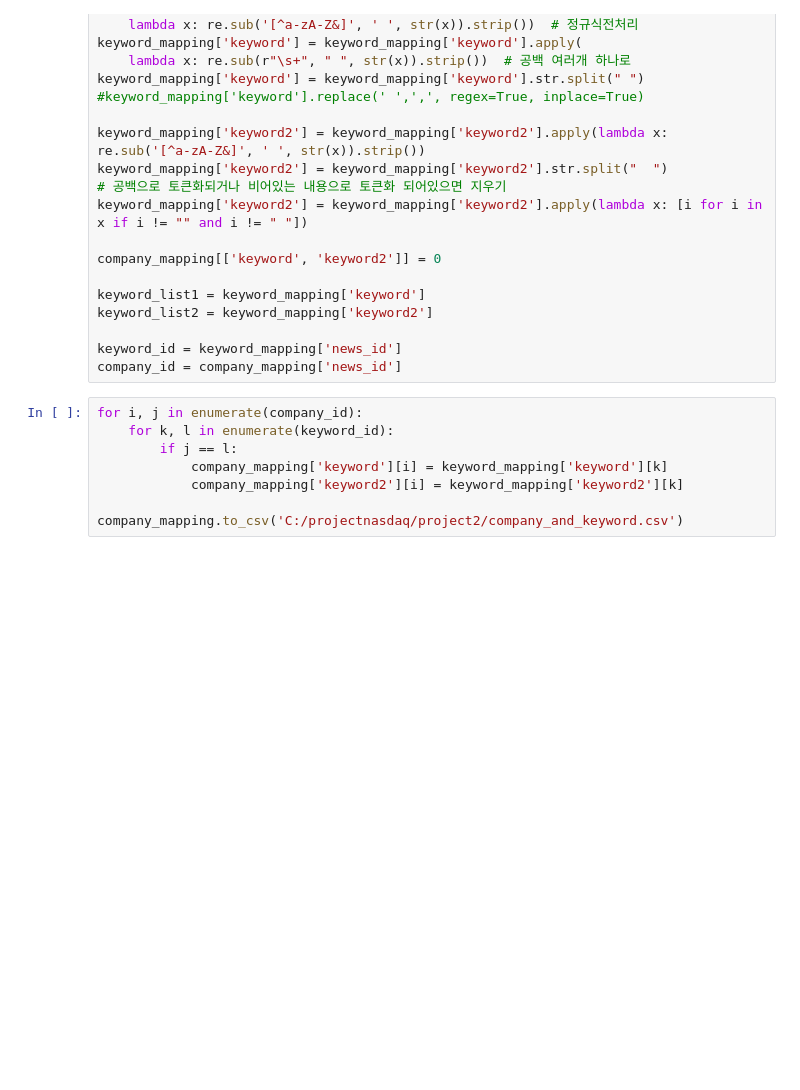
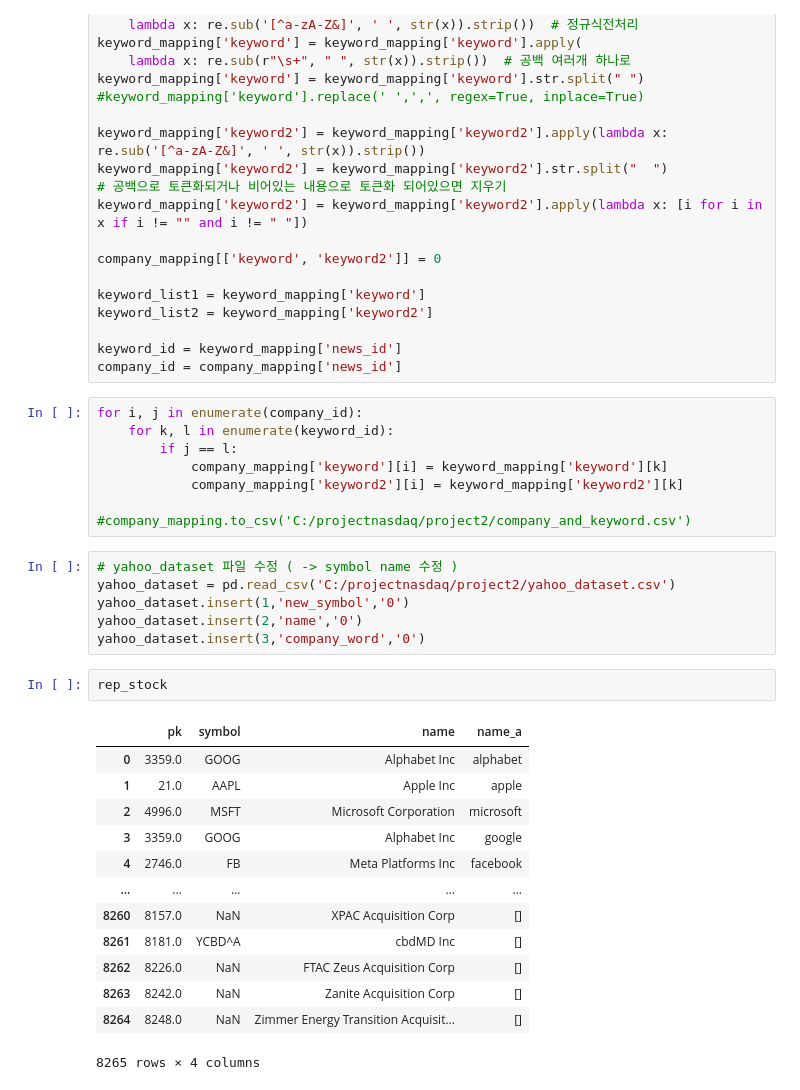
Before and after one commit to yugyeong1/News_raw_data-stock-mapping, a Jupyter notebook: project.ipynb, the cells around one changed output. Drawn from its saved outputs; the diff is of its cells as text; blank space fills up the shorter version.

```diff
--- a/project.ipynb
+++ b/project.ipynb
@@ -156,4 +170,26 @@ for i, j in enumerate(company_id):
             company_mapping['keyword'][i] = keyword_mapping['keyword'][k]
             company_mapping['keyword2'][i] = keyword_mapping['keyword2'][k]
 
-company_mapping.to_csv('C:/projectnasdaq/project2/company_and_keyword.csv')
+#company_mapping.to_csv('C:/projectnasdaq/project2/company_and_keyword.csv')
+# %%
+# yahoo_dataset 파일 수정 ( -> symbol name 수정 )
+yahoo_dataset = pd.read_csv('C:/projectnasdaq/project2/yahoo_dataset.csv')
+yahoo_dataset.insert(1,'new_symbol','0')
+yahoo_dataset.insert(2,'name','0')
+yahoo_dataset.insert(3,'company_word','0')
+# %%
+rep_stock
+# %% [output]
+|  | pk | symbol | name | name_a |
+| 0 | 3359.0 | GOOG | Alphabet Inc | alphabet |
+| 1 | 21.0 | AAPL | Apple Inc | apple |
+| 2 | 4996.0 | MSFT | Microsoft Corporation | microsoft |
+| 3 | 3359.0 | GOOG | Alphabet Inc | google |
+| 4 | 2746.0 | FB | Meta Platforms Inc | facebook |
+| ... | ... | ... | ... | ... |
+| 8260 | 8157.0 | NaN | XPAC Acquisition Corp | [] |
+| 8261 | 8181.0 | YCBD^A | cbdMD Inc | [] |
+| 8262 | 8226.0 | NaN | FTAC Zeus Acquisition Corp | [] |
+| 8263 | 8242.0 | NaN | Zanite Acquisition Corp | [] |
+| 8264 | 8248.0 | NaN | Zimmer Energy Transition Acquisit... | [] |
+8265 rows × 4 columns
```
Also changed, not shown: parts of 17 cells of this notebook.
